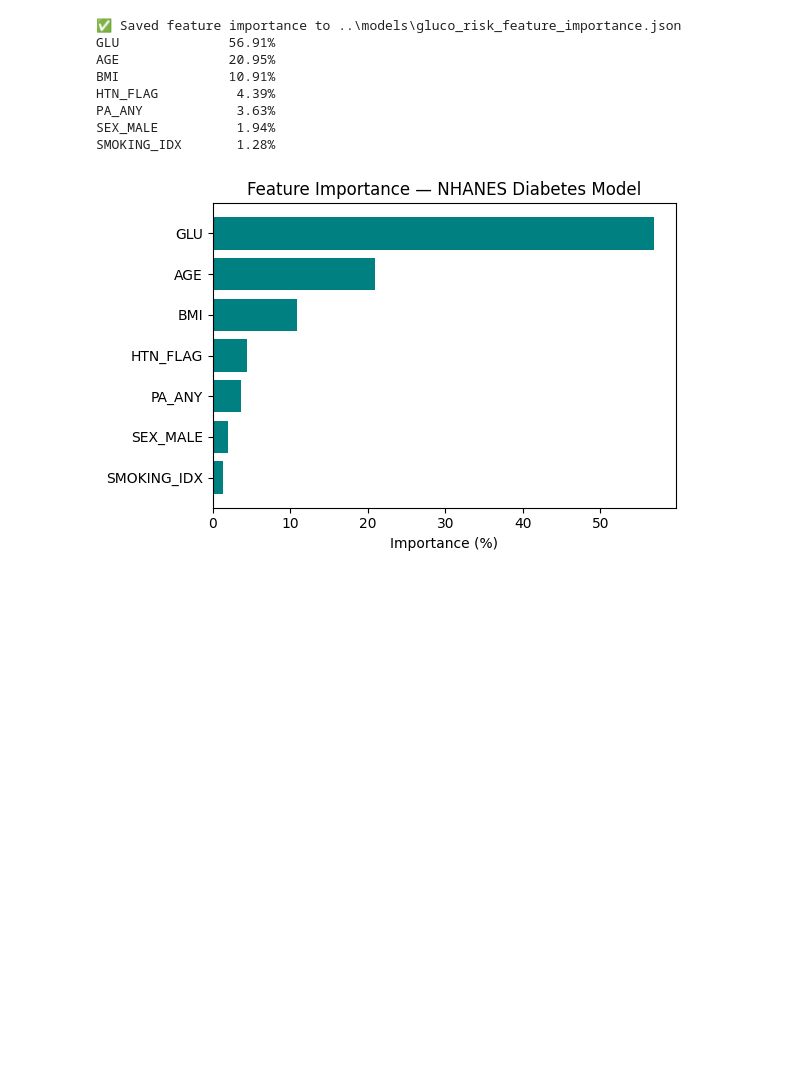
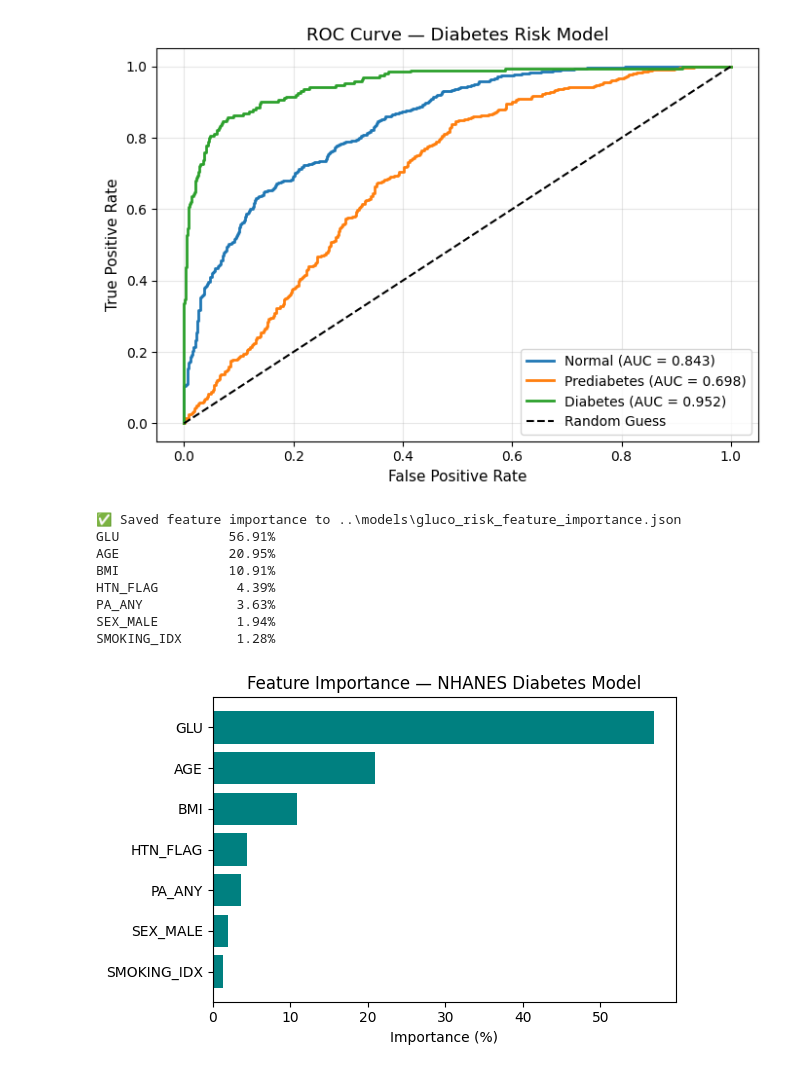
Before and after one commit to MihikaRanj/healthlens-model, a Jupyter notebook: notebooks/nhanes_diabetes_final.ipynb, the cells around one changed output. Drawn from its saved outputs; the diff is of its cells as text; code cells hidden in the pictures; blank space fills up the shorter version.

Commit message:
creating ROC curve for diabetes model

```diff
--- a/notebooks/nhanes_diabetes_final.ipynb
+++ b/notebooks/nhanes_diabetes_final.ipynb
@@ -159,3 +163,48 @@ Saved nhanes_diabetes.joblib successfully.
+# %%
+from sklearn.metrics import roc_curve, auc
+from sklearn.preprocessing import label_binarize
+
+# --- ROC curve with readable labels ---
+classes = [0, 1, 2]
+class_names = {
+    0: "Normal",
+    1: "Prediabetes",
+    2: "Diabetes"
+}
+
+yte_bin = label_binarize(yte, classes=classes)
+
+fpr = {}
+tpr = {}
+roc_auc = {}
+
+for i, cls in enumerate(classes):
+    fpr[cls], tpr[cls], _ = roc_curve(yte_bin[:, i], prob[:, i])
+    roc_auc[cls] = auc(fpr[cls], tpr[cls])
+
+plt.figure(figsize=(7, 5))
+
+for cls in classes:
+    plt.plot(
+        fpr[cls],
+        tpr[cls],
+        linewidth=2,
+        label=f"{class_names[cls]} (AUC = {roc_auc[cls]:.3f})"
+    )
+
+# Chance line
+plt.plot([0, 1], [0, 1], "k--", linewidth=1.5, label="Random Guess")
+
+plt.xlabel("False Positive Rate", fontsize=11)
+plt.ylabel("True Positive Rate", fontsize=11)
+plt.title("ROC Curve — Diabetes Risk Model", fontsize=13)
+
+plt.legend(loc="lower right")
+plt.grid(alpha=0.3)
+plt.tight_layout()
+plt.show()
+# %% [output]
+[figure, added]
 # %%
 import json
 import numpy as np
```
Also changed, not shown: parts of 1 cell of this notebook, 1 other file.
